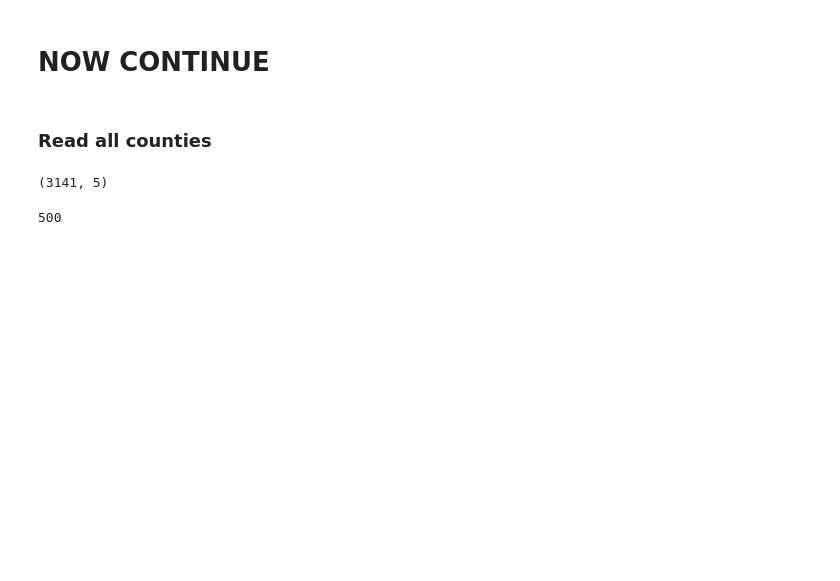
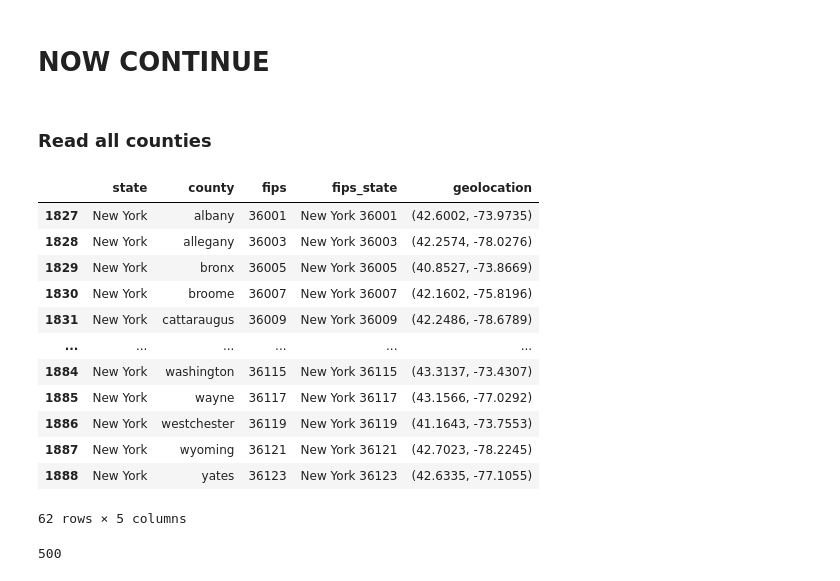
Before and after one commit to iampreviero/vaccine-allocation, a Jupyter notebook: notebooks/counties_distance_notebook.ipynb, the cells around one changed output. Drawn from its saved outputs; the diff is of its cells as text; code cells hidden in the pictures; blank space fills up the shorter version.

```diff
--- a/notebooks/counties_distance_notebook.ipynb
+++ b/notebooks/counties_distance_notebook.ipynb
@@ -141,7 +149,19 @@ counties_df['geolocation'] = [eval(x) for x in counties_df['geolocation']]
 # %%
 # Sanity check there is at least one county for each of the above states
 
-counties_df.shape
+counties_df[counties_df.state == 'New York']
 # %% [output]
+|  | state | county | fips | fips_state | geolocation |
+| 1827 | New York | albany | 36001 | New York 36001 | (42.6002, -73.9735) |
+| 1828 | New York | allegany | 36003 | New York 36003 | (42.2574, -78.0276) |
+| 1829 | New York | bronx | 36005 | New York 36005 | (40.8527, -73.8669) |
+| 1830 | New York | broome | 36007 | New York 36007 | (42.1602, -75.8196) |
+| 1831 | New York | cattaraugus | 36009 | New York 36009 | (42.2486, -78.6789) |
+| ... | ... | ... | ... | ... | ... |
+| 1884 | New York | washington | 36115 | New York 36115 | (43.3137, -73.4307) |
+| 1885 | New York | wayne | 36117 | New York 36117 | (43.1566, -77.0292) |
+| 1886 | New York | westchester | 36119 | New York 36119 | (41.1643, -73.7553) |
+| 1887 | New York | wyoming | 36121 | New York 36121 | (42.7023, -78.2245) |
+| 1888 | New York | yates | 36123 | New York 36123 | (42.6335, -77.1055) |
-(3141, 5)
+62 rows × 5 columns
 # %%
```
Also changed, not shown: parts of 8 cells of this notebook, 15 other files.
